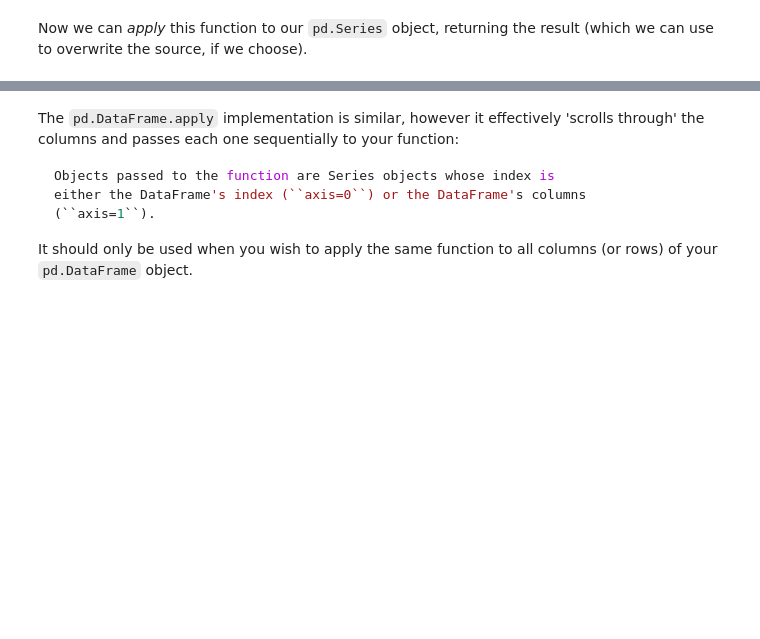
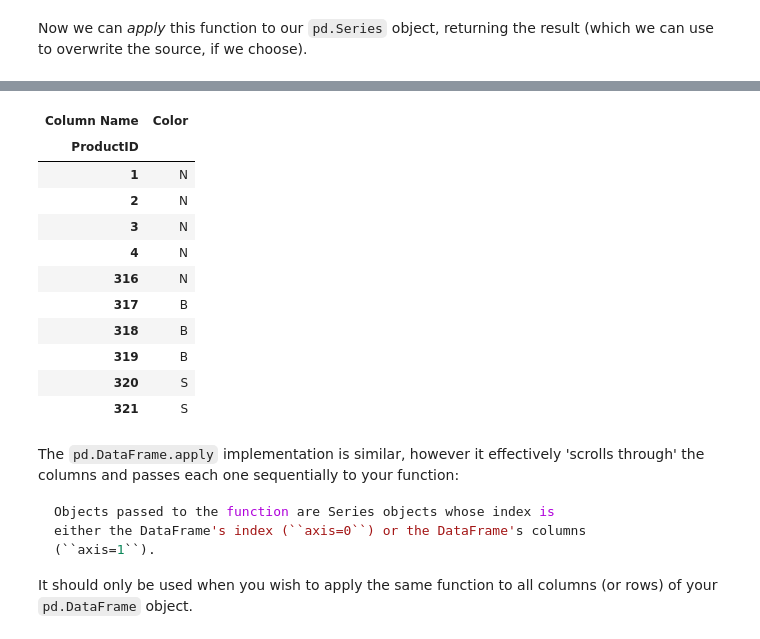
Before and after one commit to ersingt/coursework, a Jupyter notebook: 02-Week/01-pandas/02-pandas-intro-Adi-InClass.ipynb, the cells around one changed output, grey strips where cells are left out. Drawn from its saved outputs; the diff is of its cells as text; code cells hidden in the pictures; blank space fills up the shorter version.

```diff
--- a/02-Week/01-pandas/02-pandas-intro-Adi-InClass.ipynb
+++ b/02-Week/01-pandas/02-pandas-intro-Adi-InClass.ipynb
@@ -486,2 +531,13 @@ The first step is writing a function, with the argument being the value we would
+# %%
+# create a function to convert colors to letters
+def color_to_letter(color):
+    color_dict = {
+       'Black':'B', 'Silver':'S', 'Red':'R', 'White':'W', 'Blue':'BU', 'Multi':'M', 'Yellow':'Y',
+       'Grey':'G', 'Silver/Black':'SB'
+    }
+    try:
+        return color_dict[color]
+    except KeyError:
+        return 'N'
 # %% [markdown]
 Now we can _apply_ this function to our `pd.Series` object, returning the result (which we can use to overwrite the source, if we choose).
@@ -488,3 +575,21 @@ Now we can _apply_ this function to our `pd.Series` object, returning the result
+# %%
+# Assigning it to the 'Color' column
+prod['Color'] = prod['Color'].apply(color_to_letter)
+# %%
+prod[['Color']].head(10)
+# %% [output]
+| Column Name | Color |
+| ProductID |  |
+| 1 | N |
+| 2 | N |
+| 3 | N |
+| 4 | N |
+| 316 | N |
+| 317 | B |
+| 318 | B |
+| 319 | B |
+| 320 | S |
+| 321 | S |
 # %% [markdown]
 The `pd.DataFrame.apply` implementation is similar, however it effectively 'scrolls through' the columns and passes each one sequentially to your function:
 
```
Also changed, not shown: parts of 11 cells of this notebook, 1 other file.
